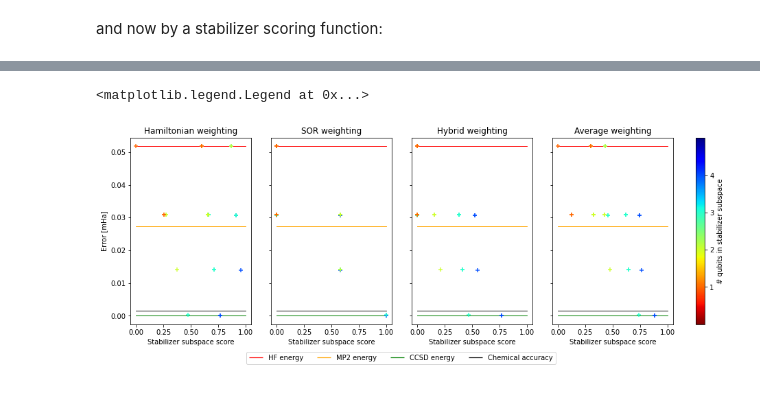
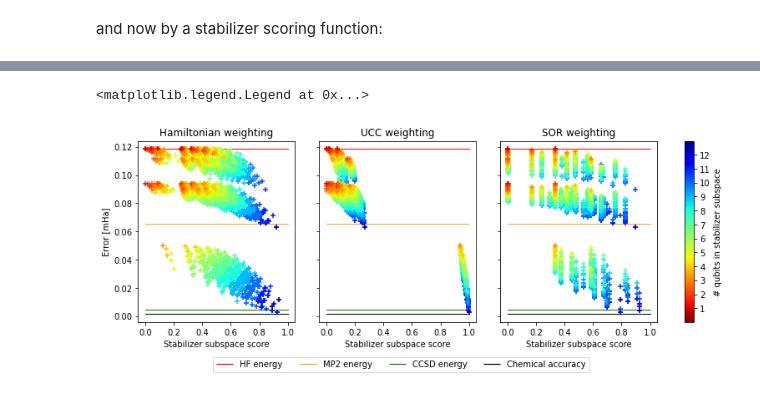
Before and after one commit to UCL-CCS/symmer, a Jupyter notebook: notebooks/CS-VQE stabilizer selection.ipynb, the cells around one changed output, grey strips where cells are left out. Cells and saved outputs as stored; diff of their text form; code cells hidden in the pictures.

Commit message:
Added UCC operator

```diff
--- a/notebooks/CS-VQE stabilizer selection.ipynb
+++ b/notebooks/CS-VQE stabilizer selection.ipynb
@@ -28,17 +28,18 @@ dict_keys(['H2_3-21G_SINGLET', 'H6_STO-3G_SINGLET', 'H2_6-31G_SINGLET', 'H2_6-31
 # Build the molecule
 # %%
 # Set molecule parameters
-speciesname = 'Be_STO-3G_SINGLET'
+speciesname = 'H4_STO-3G_SINGLET'
 mol_data = molecule_geometries[speciesname]
 if 'name' in mol_data:
     print(mol_data['name'])
 
 atoms = mol_data['atoms']
 coords = mol_data['coords']
-basis = mol_data['basis']
+basis = '3-21G' #mol_data['basis']
 multiplicity = mol_data['multiplicity']
 charge = mol_data['charge']
 geometry = list(zip(atoms, coords))
+#geometry = [('N', [0.0, 0.0, 0.5]), ('N', [0.0, 0.0, -0.5])]
 
 xyz_file = str(len(atoms))+'\n '
 
@@ -510,6 +547,8 @@ rot_sor_tap = sor_tap.recursive_rotate_by_Pword(UProt)
 mask_offdiag = np.where(np.any(rot_sor_tap.X_block, axis=1))
 sor_scoring_operator = PauliwordOp(rot_sor_tap.symp_matrix[mask_offdiag], rot_sor_tap.coeff_vec[mask_offdiag])
 
+ucc_scoring_operator = ucc_tap.recursive_rotate_by_Pword(UProt)
+
 def stab_score(stab_indices, scoring_operator=ham_scoring_operator):
     stab_op = reduce(lambda x,y:x+y, [stab_pool[i] for i in stab_indices])
     mask_preserved = np.where(np.all(scoring_operator.commutes_termwise(stab_op),axis=1))[0]
@@ -524,6 +563,7 @@ def sorted_stab_scores(n_stabs):
     indices = list(range(ham_tap.n_qubits))
     scores = [(stab_ind,
                stab_score(stab_ind, scoring_operator=ham_scoring_operator),
+               stab_score(stab_ind, scoring_operator=ucc_scoring_operator),
                stab_score(stab_ind, scoring_operator=sor_scoring_operator))
               for stab_ind in combinations(indices, n_stabs)]
     return sorted(scores, key=lambda x:-x[1])
@@ -542,13 +582,13 @@ for n_stabs in range(1, ham_tap.n_qubits):
     score_vs_energy = []
     print(n_stabs)
     sorted_scores = sorted_stab_scores(n_stabs)
-    for index, (stab_ind, ham_score, sor_score) in enumerate(sorted_scores):
+    for index, (stab_ind, ham_score, ucc_score, sor_score) in enumerate(sorted_scores):
         print(f'Checking stabilizer subspace {index+1}/{n_samples} with indices {stab_ind}...')
         obs = adapt.contextual_subspace_projection(list(stab_ind))
         obs = ObservableOp(obs.symp_matrix, obs.coeff_vec)
         exact_cs_energy = exact_gs_energy(obs.to_sparse_matrix)[0]
-        score_vs_energy.append((ham_score, sor_score, exact_cs_energy))
-        print(f'| ham score {ham_score: .10f} | SOR score {sor_score: .10f} | absolute error {(exact_cs_energy - fci_energy): .10f} |')
+        score_vs_energy.append((ham_score, ucc_score, sor_score, exact_cs_energy))
+        print(f'| ham score {ham_score: .10f} | UCC score {ucc_score: .10f} | SOR score {sor_score: .10f} | absolute error {(exact_cs_energy - fci_energy): .10f} |')
     cs_data[n_stabs] = score_vs_energy
 # %% [output]
 1
@@ -573,8 +613,8 @@ from matplotlib import pyplot as plt
 from matplotlib import cm
 from matplotlib.colors import Normalize
 
-fig,axes = plt.subplots(1,5, sharey=True, sharex=True,
-                        gridspec_kw={'width_ratios': [10, 10, 10, 10, 1]}, figsize=(15,5))
+fig,axes = plt.subplots(1,4, sharey=True, sharex=True,
+                        gridspec_kw={'width_ratios': [10, 10, 10, 1]}, figsize=(12,4))
 increments = []
 
 def plot_data(X, axis_ind):
@@ -585,50 +625,47 @@ def plot_data(X, axis_ind):
         #label = f'{ham_tap.n_qubits - stab_ind}-qubit CS-VQE',
         zorder=stab_ind,
         alpha=0.9
     )
     axes[axis_ind].set_xlabel('Stabilizer subspace score')
     axes[axis_ind].hlines(hf_energy-fci_energy, 0, 1, ls='-', lw=1, color='red', zorder=0)
     axes[axis_ind].hlines(mp2_energy-fci_energy, 0, 1, ls='-', lw=1, color='orange', zorder=0)
     axes[axis_ind].hlines(ccsd_energy-fci_energy, 0, 1, ls='-', lw=1, color='green', zorder=0)
     axes[axis_ind].hlines(0.0016, 0, 1, ls='-', lw=1, color='black', zorder=0)
 
 for stab_ind, data in cs_data.items():
     c_ratio = stab_ind/ham_tap.n_qubits
     increments.append(c_ratio)
     c = plt.cm.jet(c_ratio)
-    X_ham, X_sor, Y = zip(*data)
-    X_avg = [(a+b)/2 for a,b in zip(X_ham, X_sor)]
-    X_hyb = [(a*b)   for a,b in zip(X_ham, X_sor)]
+    X_ham, X_ucc, X_sor, Y = zip(*data)
+    X_avg = [(a+b+c)/3 for a,b,c in zip(X_ham, X_ucc, X_sor)]
+    X_hyb = [(a*b*c)   for a,b,c in zip(X_ham, X_ucc, X_sor)]
     Y = np.array(Y)
     Y-=fci_energy
 
     plot_data(X_ham, 0)
-    plot_data(X_sor, 1)
-    plot_data(X_hyb, 2)
-    plot_data(X_avg, 3)
+    plot_data(X_ucc, 1)
+    plot_data(X_sor, 2)
 
 axes[0].set_ylabel('Error [mHa]')
 axes[0].set_title('Hamiltonian weighting')
-axes[1].set_title('SOR weighting')
-axes[2].set_title('Hybrid weighting')
-axes[3].set_title('Average weighting')
-
+axes[1].set_title('UCC weighting')
+axes[2].set_title('SOR weighting')
 
 keys = list(cs_data.keys())
 cbar = fig.colorbar(cm.ScalarMappable(norm=Normalize(), cmap='jet_r'),
-                     ax=axes[4], label='# qubits in stabilizer subspace', ticks=increments, fraction=0.78)
+                     ax=axes[3], label='# qubits in stabilizer subspace', ticks=increments, fraction=0.78)
 cbar.ax.set_yticklabels(keys)
 
-axes[4].hlines(hf_energy-fci_energy, 0, 0, ls='-', lw=1.2, color='red', label='HF energy', zorder=0)
-axes[4].hlines(mp2_energy-fci_energy, 0, 0, ls='-', lw=1.2, color='orange', label='MP2 energy', zorder=0)
-axes[4].hlines(ccsd_energy-fci_energy, 0, 0, ls='-', lw=1.2, color='green', label='CCSD energy', zorder=0)
-axes[4].hlines(0.0016, 0, 0, ls='-', lw=1.2, color='black', label='Chemical accuracy', zorder=0)
+axes[3].hlines(hf_energy-fci_energy, 0, 0, ls='-', lw=1.2, color='red', label='HF energy', zorder=0)
+axes[3].hlines(mp2_energy-fci_energy, 0, 0, ls='-', lw=1.2, color='orange', label='MP2 energy', zorder=0)
+axes[3].hlines(ccsd_energy-fci_energy, 0, 0, ls='-', lw=1.2, color='green', label='CCSD energy', zorder=0)
+axes[3].hlines(0.0016, 0, 0, ls='-', lw=1.2, color='black', label='Chemical accuracy', zorder=0)
 
-axes[4].set_visible(False)
+axes[3].set_visible(False)
 
-fig.legend(loc="lower center", bbox_to_anchor=(.49,-.05), ncol=4)
+fig.legend(loc="lower center", bbox_to_anchor=(.49,-.1), ncol=4)
 # %% [output]
 <matplotlib.legend.Legend at 0x...>
-[figure, old version]
+[figure, new version]
 # %%
 fig.savefig('plots/'+speciesname+'_stab_score_vs_error.png', dpi=300, bbox_inches='tight')
```
Also changed, not shown: parts of 18 cells of this notebook, 1 other file.
